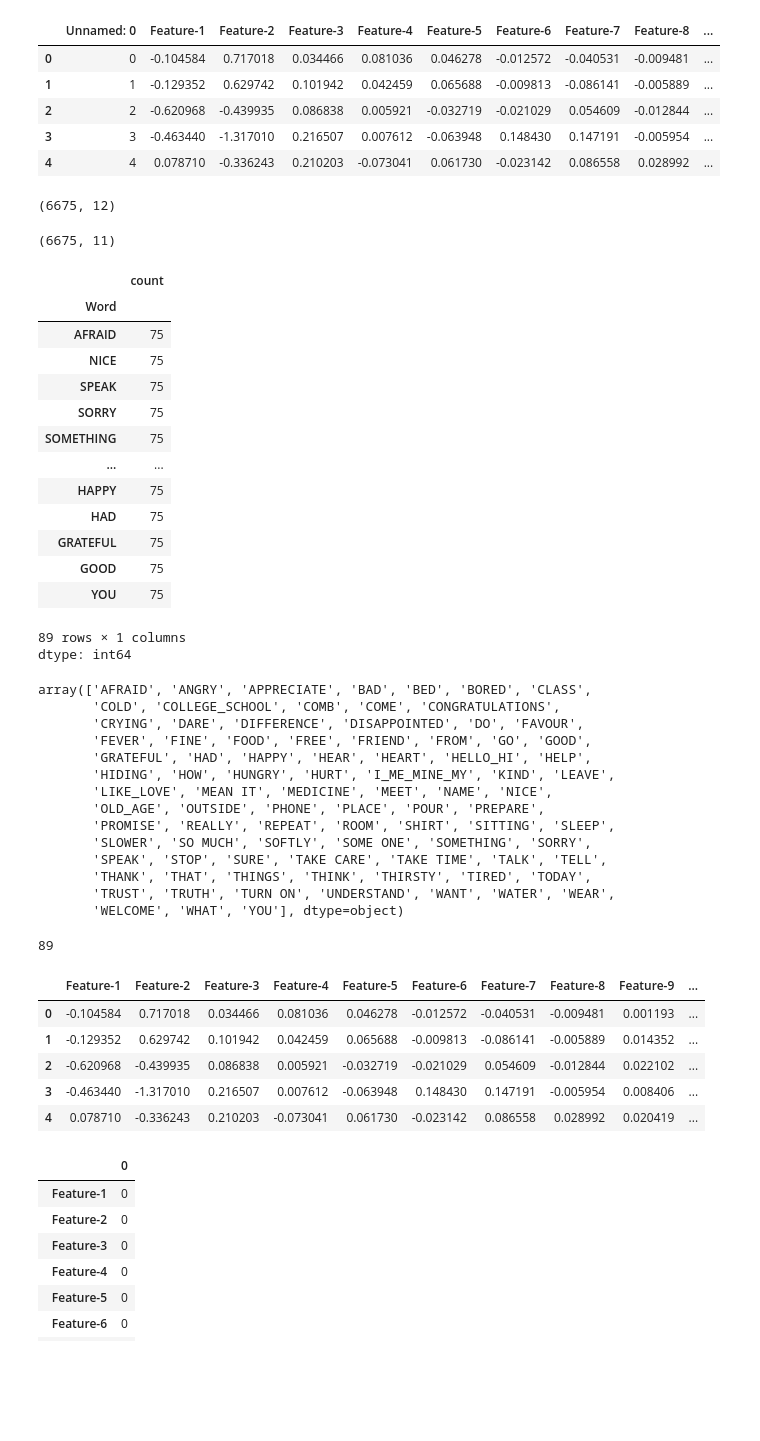
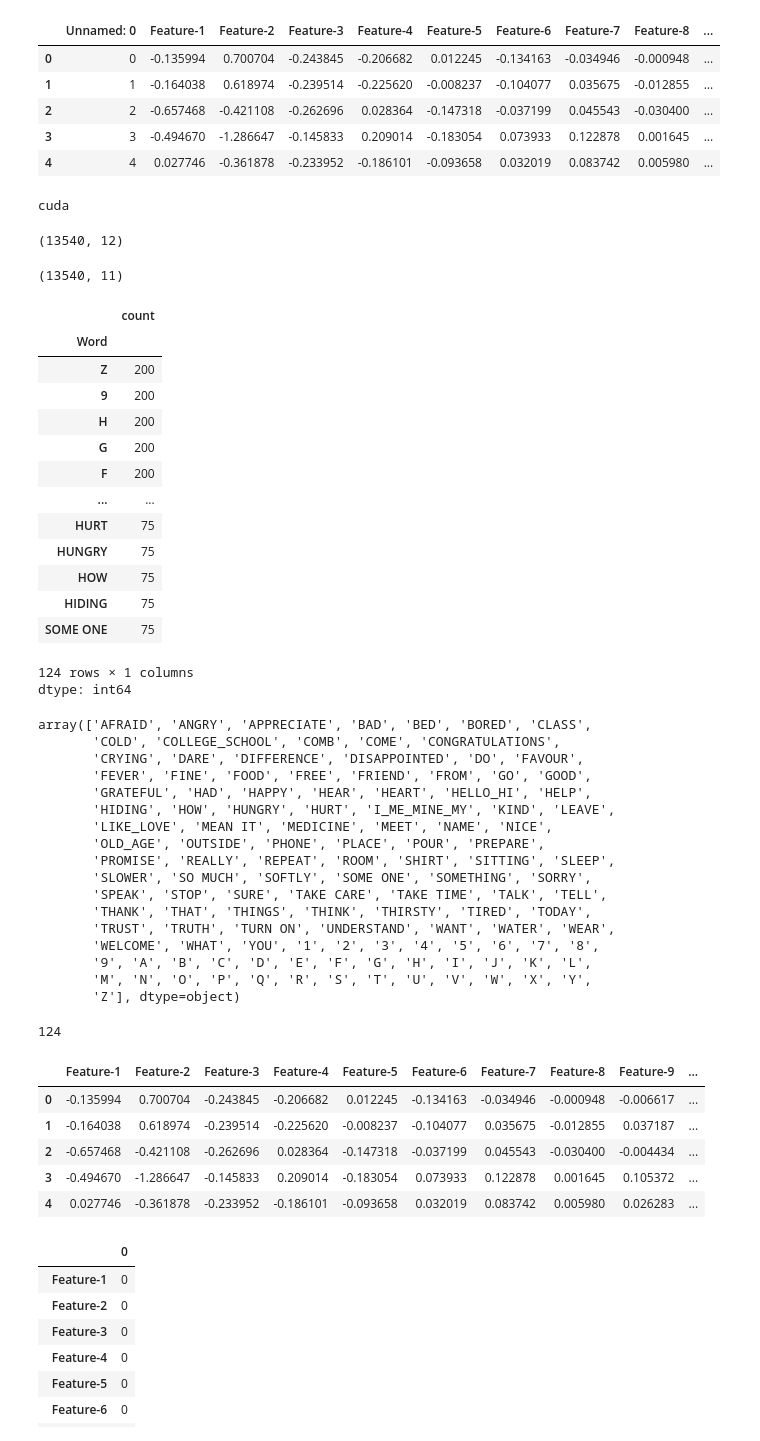
Before and after one commit to Nilkantg/SIH, a Jupyter notebook: LSTM_using_PCA.ipynb, the cells around one changed output. Cells and saved outputs as stored; diff of their text form; code cells hidden in the pictures; blank space fills up the shorter version.

```diff
--- a/LSTM_using_PCA.ipynb
+++ b/LSTM_using_PCA.ipynb
@@ -16,42 +16,51 @@ from torch.utils.data import TensorDataset, DataLoader
 import warnings
 warnings.filterwarnings("ignore")
 # %%
-words_corpus = pd.read_csv('/content/preprocessed_PCA_df75.xls')
+words_corpus = pd.read_csv('/content/preprocessed_PCA_newdf.xls')
 words_corpus.head()
 # %% [output]
 |  | Unnamed: 0 | Feature-1 | Feature-2 | Feature-3 | Feature-4 | Feature-5 | Feature-6 | Feature-7 | Feature-8 | ... |
-| 0 | 0 | -0.104584 | 0.717018 | 0.034466 | 0.081036 | 0.046278 | -0.012572 | -0.040531 | -0.009481 | ... |
-| 1 | 1 | -0.129352 | 0.629742 | 0.101942 | 0.042459 | 0.065688 | -0.009813 | -0.086141 | -0.005889 | ... |
-| 2 | 2 | -0.620968 | -0.439935 | 0.086838 | 0.005921 | -0.032719 | -0.021029 | 0.054609 | -0.012844 | ... |
-| 3 | 3 | -0.463440 | -1.317010 | 0.216507 | 0.007612 | -0.063948 | 0.148430 | 0.147191 | -0.005954 | ... |
-| 4 | 4 | 0.078710 | -0.336243 | 0.210203 | -0.073041 | 0.061730 | -0.023142 | 0.086558 | 0.028992 | ... |
+| 0 | 0 | -0.135994 | 0.700704 | -0.243845 | -0.206682 | 0.012245 | -0.134163 | -0.034946 | -0.000948 | ... |
+| 1 | 1 | -0.164038 | 0.618974 | -0.239514 | -0.225620 | -0.008237 | -0.104077 | 0.035675 | -0.012855 | ... |
+| 2 | 2 | -0.657468 | -0.421108 | -0.262696 | 0.028364 | -0.147318 | -0.037199 | 0.045543 | -0.030400 | ... |
+| 3 | 3 | -0.494670 | -1.286647 | -0.145833 | 0.209014 | -0.183054 | 0.073933 | 0.122878 | 0.001645 | ... |
+| 4 | 4 | 0.027746 | -0.361878 | -0.233952 | -0.186101 | -0.093658 | 0.032019 | 0.083742 | 0.005980 | ... |
+# %%
+if torch.cuda.is_available():
+  device = torch.device("cuda")
+else:
+  device = torch.device("cpu")
+
+print(device)
+# %% [output]
+cuda
 # %%
 words_corpus.shape
 # %% [output]
-(6675, 12)
+(13540, 12)
 # %%
 words_corpus.drop(["Unnamed: 0"], inplace=True, axis=1)
 # %%
 words_corpus.shape
 # %% [output]
-(6675, 11)
+(13540, 11)
 # %%
 words_corpus["Word"].value_counts()
 # %% [output]
 |  | count |
 | Word |  |
-| AFRAID | 75 |
-| NICE | 75 |
-| SPEAK | 75 |
-| SORRY | 75 |
-| SOMETHING | 75 |
+| Z | 200 |
+| 9 | 200 |
+| H | 200 |
+| G | 200 |
+| F | 200 |
 | ... | ... |
-| HAPPY | 75 |
-| HAD | 75 |
-| GRATEFUL | 75 |
-| GOOD | 75 |
-| YOU | 75 |
+| HURT | 75 |
+| HUNGRY | 75 |
+| HOW | 75 |
+| HIDING | 75 |
+| SOME ONE | 75 |
-89 rows × 1 columns
+124 rows × 1 columns
 dtype: int64
 # %%
 # filtered_words_df = words_corpus[words_corpus["Word"].map(words_corpus["Word"].value_counts()) <= 20]
@@ -71,11 +80,14 @@ array(['AFRAID', 'ANGRY', 'APPRECIATE', 'BAD', 'BED', 'BORED', 'CLASS',
        'SPEAK', 'STOP', 'SURE', 'TAKE CARE', 'TAKE TIME', 'TALK', 'TELL',
        'THANK', 'THAT', 'THINGS', 'THINK', 'THIRSTY', 'TIRED', 'TODAY',
        'TRUST', 'TRUTH', 'TURN ON', 'UNDERSTAND', 'WANT', 'WATER', 'WEAR',
-       'WELCOME', 'WHAT', 'YOU'], dtype=object)
+       'WELCOME', 'WHAT', 'YOU', '1', '2', '3', '4', '5', '6', '7', '8',
+       '9', 'A', 'B', 'C', 'D', 'E', 'F', 'G', 'H', 'I', 'J', 'K', 'L',
+       'M', 'N', 'O', 'P', 'Q', 'R', 'S', 'T', 'U', 'V', 'W', 'X', 'Y',
+       'Z'], dtype=object)
 # %%
 words_corpus["Word"].nunique()
 # %% [output]
-89
+124
 # %%
 new_words_df = words_corpus.copy()
 # %%
@@ -84,11 +96,11 @@ new_words_df = words_corpus.copy()
 new_words_df.head()
 # %% [output]
 |  | Feature-1 | Feature-2 | Feature-3 | Feature-4 | Feature-5 | Feature-6 | Feature-7 | Feature-8 | Feature-9 | ... |
-| 0 | -0.104584 | 0.717018 | 0.034466 | 0.081036 | 0.046278 | -0.012572 | -0.040531 | -0.009481 | 0.001193 | ... |
-| 1 | -0.129352 | 0.629742 | 0.101942 | 0.042459 | 0.065688 | -0.009813 | -0.086141 | -0.005889 | 0.014352 | ... |
-| 2 | -0.620968 | -0.439935 | 0.086838 | 0.005921 | -0.032719 | -0.021029 | 0.054609 | -0.012844 | 0.022102 | ... |
-| 3 | -0.463440 | -1.317010 | 0.216507 | 0.007612 | -0.063948 | 0.148430 | 0.147191 | -0.005954 | 0.008406 | ... |
-| 4 | 0.078710 | -0.336243 | 0.210203 | -0.073041 | 0.061730 | -0.023142 | 0.086558 | 0.028992 | 0.020419 | ... |
+| 0 | -0.135994 | 0.700704 | -0.243845 | -0.206682 | 0.012245 | -0.134163 | -0.034946 | -0.000948 | -0.006617 | ... |
+| 1 | -0.164038 | 0.618974 | -0.239514 | -0.225620 | -0.008237 | -0.104077 | 0.035675 | -0.012855 | 0.037187 | ... |
+| 2 | -0.657468 | -0.421108 | -0.262696 | 0.028364 | -0.147318 | -0.037199 | 0.045543 | -0.030400 | -0.004434 | ... |
+| 3 | -0.494670 | -1.286647 | -0.145833 | 0.209014 | -0.183054 | 0.073933 | 0.122878 | 0.001645 | 0.105372 | ... |
+| 4 | 0.027746 | -0.361878 | -0.233952 | -0.186101 | -0.093658 | 0.032019 | 0.083742 | 0.005980 | 0.026283 | ... |
 # %%
 new_words_df.isna().sum()
 # %% [output]
```
Also changed, not shown: parts of 26 cells of this notebook.
